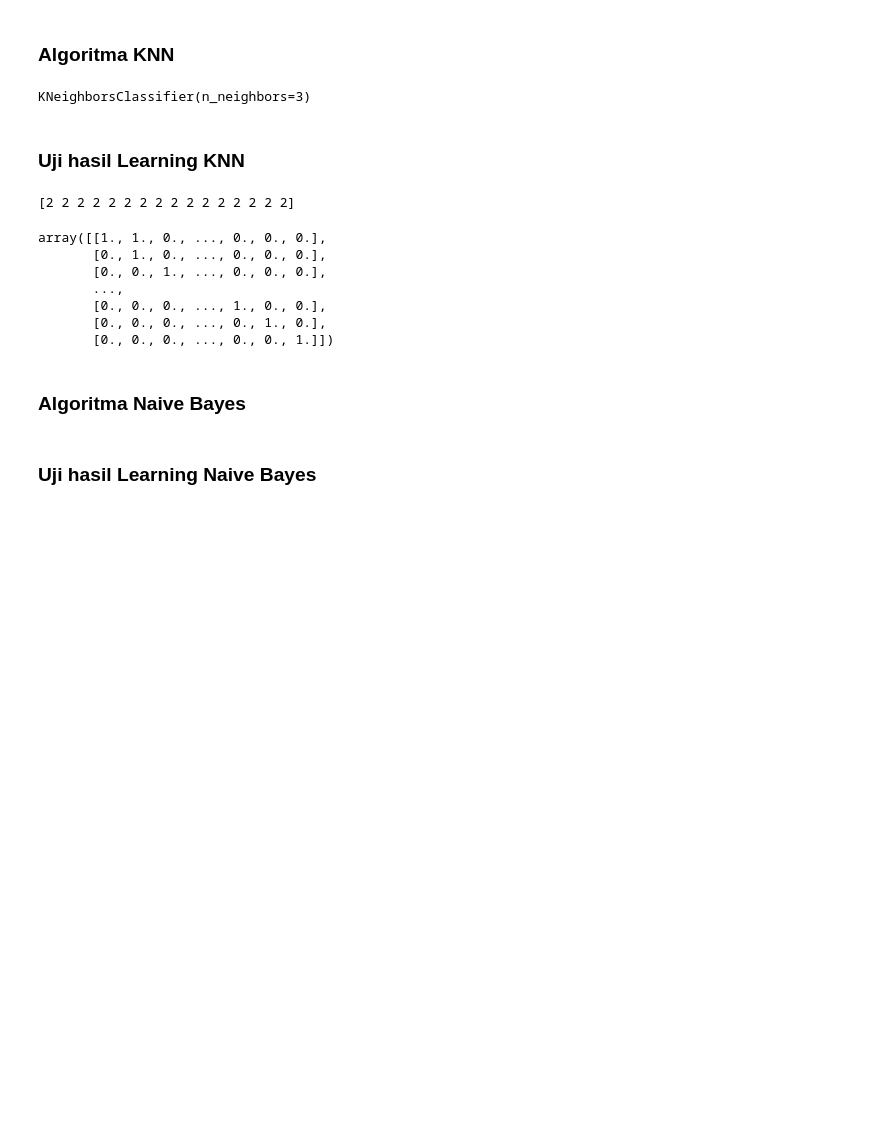
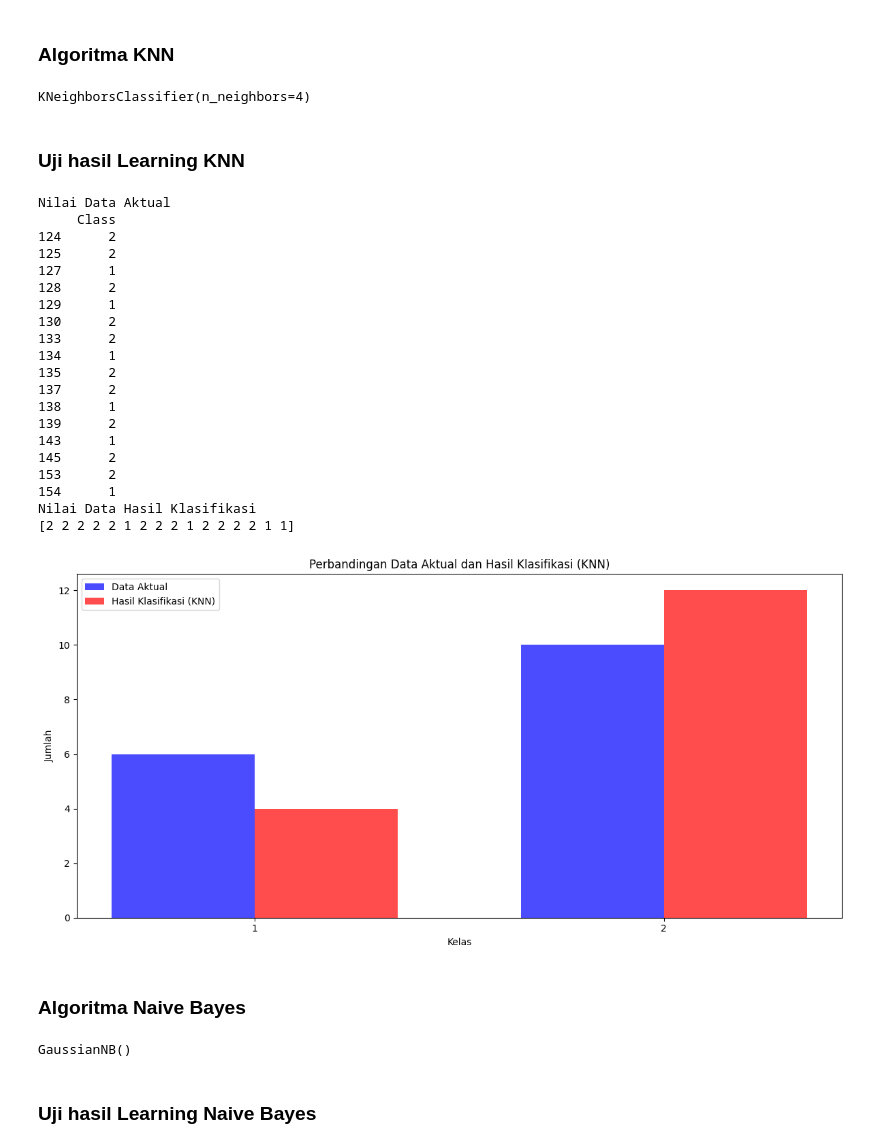
Before and after one commit to krisnabimantoro/kecerdasan-buatan, a Jupyter notebook: Tugas Supervised Learning .ipynb, the cells around one changed output. Saved outputs shown, nothing was run; the diff lists cells and outputs as text; code cells hidden in the pictures; blank space fills up the shorter version.

```diff
--- a/Tugas Supervised Learning .ipynb
+++ b/Tugas Supervised Learning .ipynb
@@ -174,38 +189,90 @@ Pada tugas ini kita akan menggunakan 2 algoritma
 ### Algoritma KNN
 # %%
 # code panggil fungsi KNN pada library sklearn
-neigh = KNeighborsClassifier(n_neighbors=3)
+neigh = KNeighborsClassifier(n_neighbors=4)
 
 # code masukkan datatrain pada KNN dan jalankan proses learningnya
-neigh.fit(training_data, training_data_Y)
+neigh.fit(X_train, y_train)
 # %% [output]
-KNeighborsClassifier(n_neighbors=3)
+KNeighborsClassifier(n_neighbors=4)
 # %% [markdown]
 ### Uji hasil Learning KNN
 # %%
 # code untuk pengujian hasil learning menggunakan KNN pada Datatest
-predicted = neigh.predict(testing_data)
+predicted = neigh.predict(X_test)
 
 # code hasil output
+print("Nilai Data Aktual")
+print(y_test)
+
+print("Nilai Data Hasil Klasifikasi")
 print(predicted)
-A = neigh.kneighbors_graph(training_data)
-A.toarray()
+
 # code visualisasi hasil output dengan membandingkan data aktual dengan data hasil klasifikasi
+comparison_df = pd.DataFrame({
+    'Aktual': y_test['Class'].values.flatten(),
+    'Prediksi': predicted.flatten()
+})
+
+
+# Menghitung jumlah aktual dan prediksi
+aktual_counts = comparison_df['Aktual'].value_counts().sort_index()
+prediksi_counts = comparison_df['Prediksi'].value_counts().sort_index()
+
+# Menyusun data untuk plotting
+labels = sorted(set(comparison_df['Aktual']))
+bar_width = 0.35
+index = np.arange(len(labels))
+
+# Membuat bar untuk data aktual
+plt.figure(figsize=(12, 6))
+plt.bar(index, [aktual_counts.get(label, 0) for label in labels], bar_width, label='Data Aktual', color='b', alpha=0.7)
+
+# Membuat bar untuk prediksi
+plt.bar(index + bar_width, [prediksi_counts.get(label, 0) for label in labels], bar_width, label='Hasil Klasifikasi (KNN)', color='r', alpha=0.7)
+
+# Menambahkan label, judul, dan legenda
+plt.xlabel('Kelas')
+plt.ylabel('Jumlah')
+plt.title('Perbandingan Data Aktual dan Hasil Klasifikasi (KNN)')
+plt.xticks(index + bar_width / 2, labels)
+plt.legend()
+
+# Menampilkan plot
+plt.tight_layout()
+plt.show()
 # %% [output]
-[2 2 2 2 2 2 2 2 2 2 2 2 2 2 2 2]
+Nilai Data Aktual
+     Class
+124      2
+125      2
+127      1
+128      2
+129      1
+130      2
+133      2
+134      1
+135      2
+137      2
+138      1
+139      2
+143      1
+145      2
+153      2
+154      1
+Nilai Data Hasil Klasifikasi
+[2 2 2 2 2 1 2 2 2 1 2 2 2 2 1 1]
-array([[1., 1., 0., ..., 0., 0., 0.],
-       [0., 1., 0., ..., 0., 0., 0.],
-       [0., 0., 1., ..., 0., 0., 0.],
-       ...,
-       [0., 0., 0., ..., 1., 0., 0.],
-       [0., 0., 0., ..., 0., 1., 0.],
-       [0., 0., 0., ..., 0., 0., 1.]])
+[figure, added]
 # %% [markdown]
 ### Algoritma Naive Bayes
 # %%
 # code panggil fungsi Naive Bayes pada library sklearn
+nb = GaussianNB()
 
 # code masukkan datatrain pada KNN dan jalankan proses learningnya
+nb.fit(X_train, y_train)
+# %% [output]
+GaussianNB()
 # %% [markdown]
 ### Uji hasil Learning Naive Bayes
 # %%
```
Also changed, not shown: parts of 8 cells of this notebook, 1 other file.
